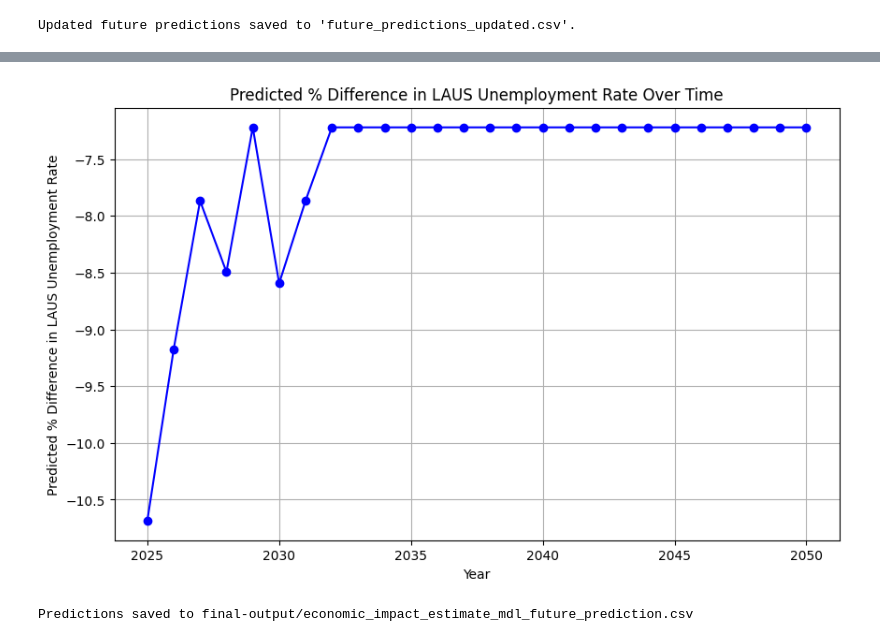
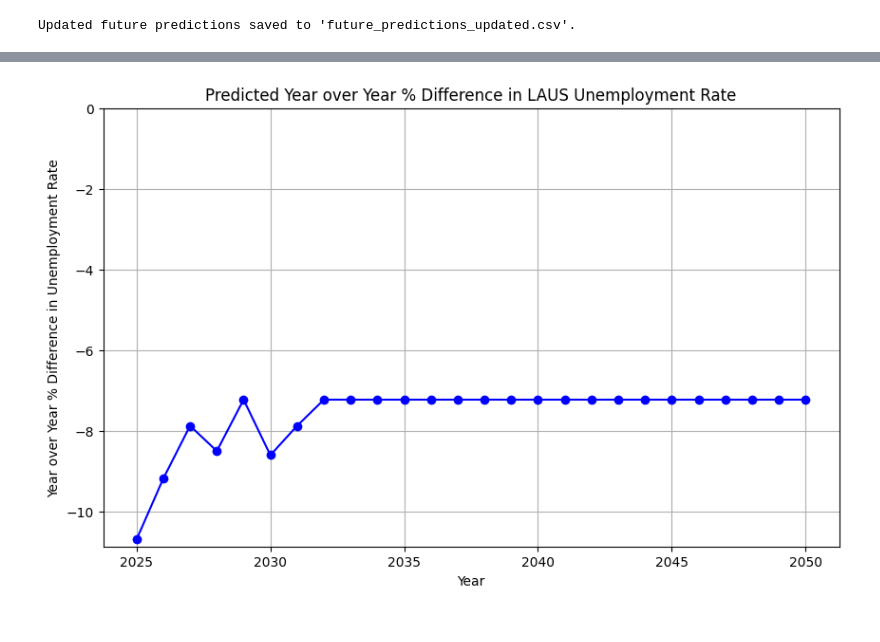
Before and after one commit to debsubdavis/data512-project, a Jupyter notebook: 02_economic_impact_model/stage4_model_predictions.ipynb, the cells around one changed output, grey strips where cells are left out. Drawn from its saved outputs; the diff is of its cells as text; code cells hidden in the pictures.

```diff
--- a/02_economic_impact_model/stage4_model_predictions.ipynb
+++ b/02_economic_impact_model/stage4_model_predictions.ipynb
@@ -210,24 +198,12 @@ with open(EI_MODEL_INPUT_PATH , 'rb') as model_file:
 # %%
-prediction_features = ['noaa_tavg', 'noaa_prcp', 'scaled_avg_daily_smoke_impact', 'bls_pct_diff_sae_hrs', 'bls_pct_diff_laus_labor_force']
-
-# Extract features for prediction
-X_future = future_predictions[prediction_features]
-
-# %% [Make Predictions]
-future_predictions['pct_diff_laus_unemployment_rate'] = economic_impact_model.predict(X_future)
-
 # %% [Plot Predictions]
 plt.figure(figsize=(10, 6))
 plt.plot(future_predictions['year'], future_predictions['pct_diff_laus_unemployment_rate'], marker='o', linestyle='-', color='b')
 plt.xlabel('Year')
-plt.ylabel('Predicted % Difference in LAUS Unemployment Rate')
-plt.title('Predicted % Difference in LAUS Unemployment Rate Over Time')
+plt.ylabel('Year over Year % Difference in Unemployment Rate')
+plt.title('Predicted Year over Year % Difference in LAUS Unemployment Rate')
+plt.ylim(None, 0)
 plt.grid(True)
 plt.show()
-
-# %% [Save Predictions]
-future_predictions.to_csv(EI_PREDS_OUTPUT_PATH, index=False)
-print(f"Predictions saved to {EI_PREDS_OUTPUT_PATH}")
 # %% [output]
-[figure, old version]
+[figure, new version]
-Predictions saved to final-output/economic_impact_estimate_mdl_future_prediction.csv
```
Also changed, not shown: parts of 9 cells of this notebook, 3 other files.
